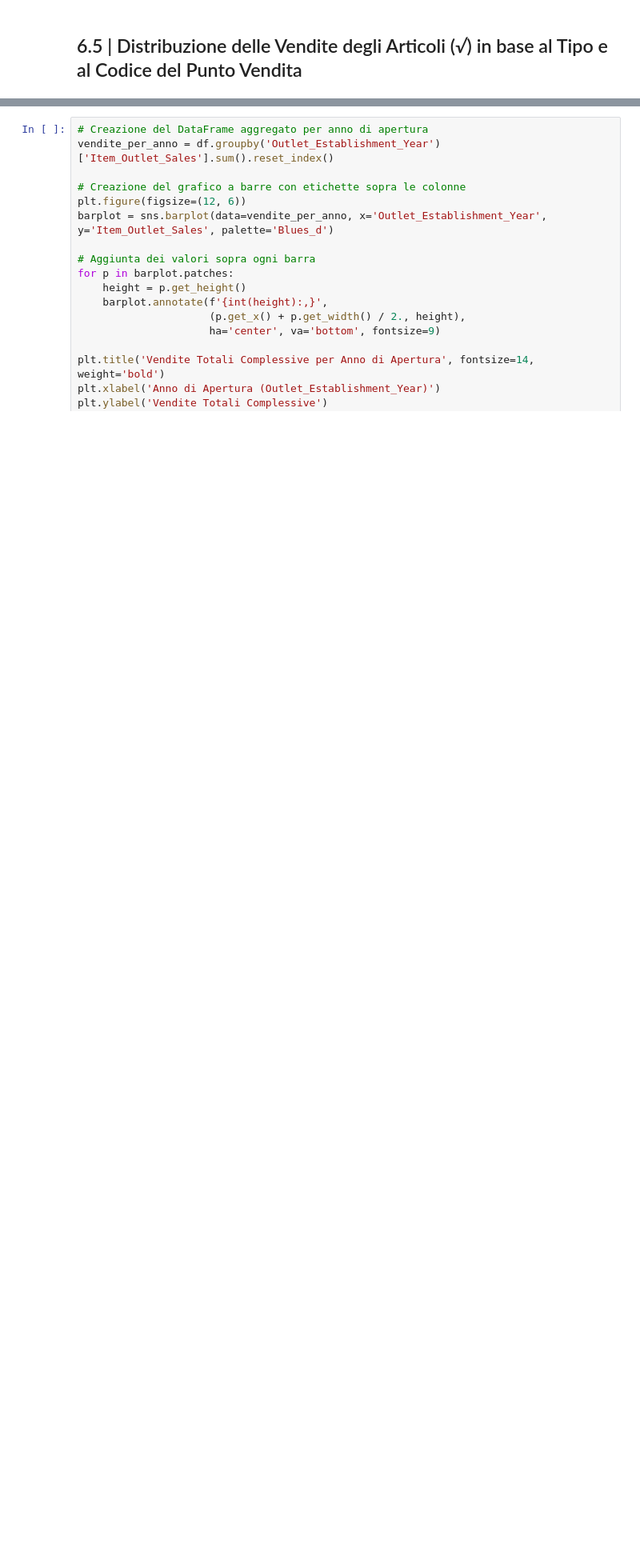
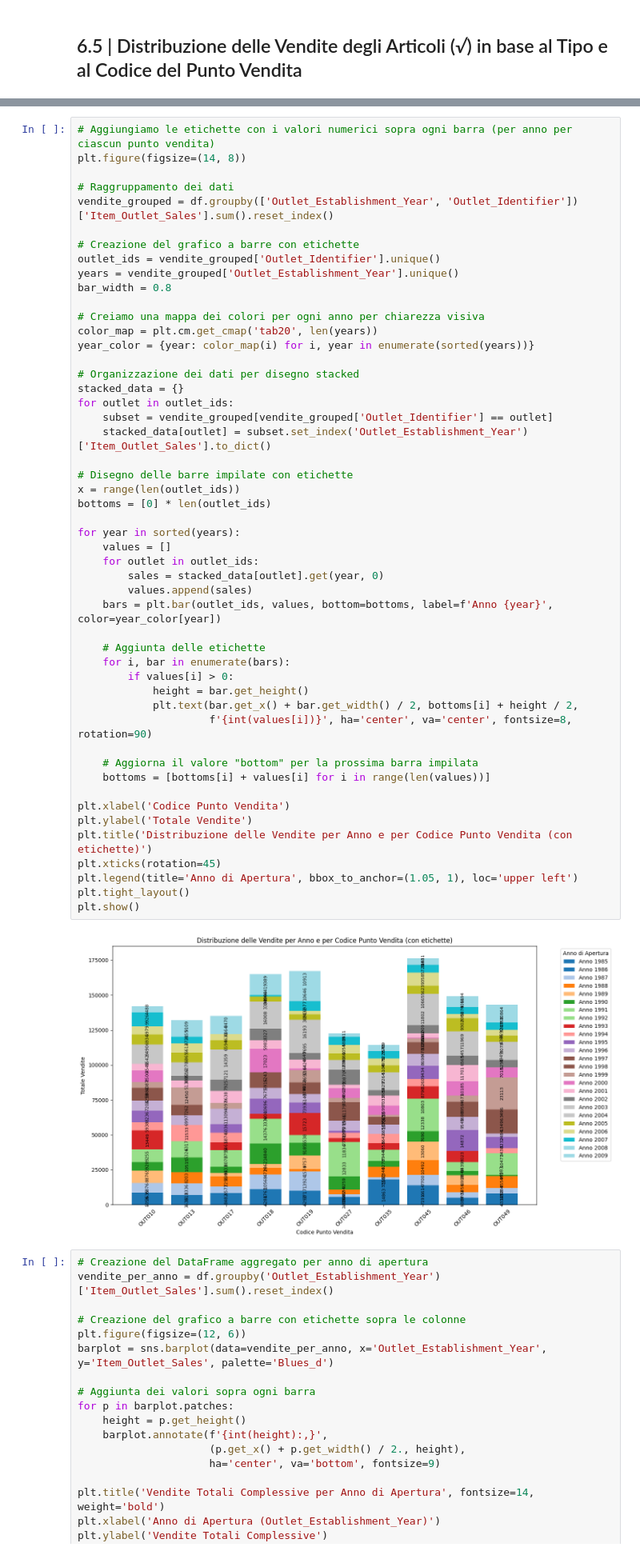
Before and after one commit to EnricoGuidi/ANALISI-E-OTTIMIZZAZIONE-GDO, a Jupyter notebook: ANALISI VENDITA NEL DETTAGLIO GDO/Analisi_vendita_dettaglio_GDO.ipynb, the cells around one changed output, grey strips where cells are left out. Shown at 80% size. Saved outputs shown, nothing was run; the diff lists cells and outputs as text; blank space fills up the shorter version.

```diff
--- a/ANALISI VENDITA NEL DETTAGLIO GDO/Analisi_vendita_dettaglio_GDO.ipynb
+++ b/ANALISI VENDITA NEL DETTAGLIO GDO/Analisi_vendita_dettaglio_GDO.ipynb
@@ -1074,3 +1108,55 @@ plt.show()
+# %%
+# Aggiungiamo le etichette con i valori numerici sopra ogni barra (per anno per ciascun punto vendita)
+plt.figure(figsize=(14, 8))
+
+# Raggruppamento dei dati
+vendite_grouped = df.groupby(['Outlet_Establishment_Year', 'Outlet_Identifier'])['Item_Outlet_Sales'].sum().reset_index()
+
+# Creazione del grafico a barre con etichette
+outlet_ids = vendite_grouped['Outlet_Identifier'].unique()
+years = vendite_grouped['Outlet_Establishment_Year'].unique()
+bar_width = 0.8
+
+# Creiamo una mappa dei colori per ogni anno per chiarezza visiva
+color_map = plt.cm.get_cmap('tab20', len(years))
+year_color = {year: color_map(i) for i, year in enumerate(sorted(years))}
+
+# Organizzazione dei dati per disegno stacked
+stacked_data = {}
+for outlet in outlet_ids:
+    subset = vendite_grouped[vendite_grouped['Outlet_Identifier'] == outlet]
+    stacked_data[outlet] = subset.set_index('Outlet_Establishment_Year')['Item_Outlet_Sales'].to_dict()
+
+# Disegno delle barre impilate con etichette
+x = range(len(outlet_ids))
+bottoms = [0] * len(outlet_ids)
+
+for year in sorted(years):
+    values = []
+    for outlet in outlet_ids:
+        sales = stacked_data[outlet].get(year, 0)
+        values.append(sales)
+    bars = plt.bar(outlet_ids, values, bottom=bottoms, label=f'Anno {year}', color=year_color[year])
+
+    # Aggiunta delle etichette
+    for i, bar in enumerate(bars):
+        if values[i] > 0:
+            height = bar.get_height()
+            plt.text(bar.get_x() + bar.get_width() / 2, bottoms[i] + height / 2,
+                     f'{int(values[i])}', ha='center', va='center', fontsize=8, rotation=90)
+
+    # Aggiorna il valore "bottom" per la prossima barra impilata
+    bottoms = [bottoms[i] + values[i] for i in range(len(values))]
+
+plt.xlabel('Codice Punto Vendita')
+plt.ylabel('Totale Vendite')
+plt.title('Distribuzione delle Vendite per Anno e per Codice Punto Vendita (con etichette)')
+plt.xticks(rotation=45)
+plt.legend(title='Anno di Apertura', bbox_to_anchor=(1.05, 1), loc='upper left')
+plt.tight_layout()
+plt.show()
+# %% [output]
+[figure, added]
 # %%
 # Creazione del DataFrame aggregato per anno di apertura
 vendite_per_anno = df.groupby('Outlet_Establishment_Year')['Item_Outlet_Sales'].sum().reset_index()
```
Also changed, not shown: parts of 6 cells of this notebook.
